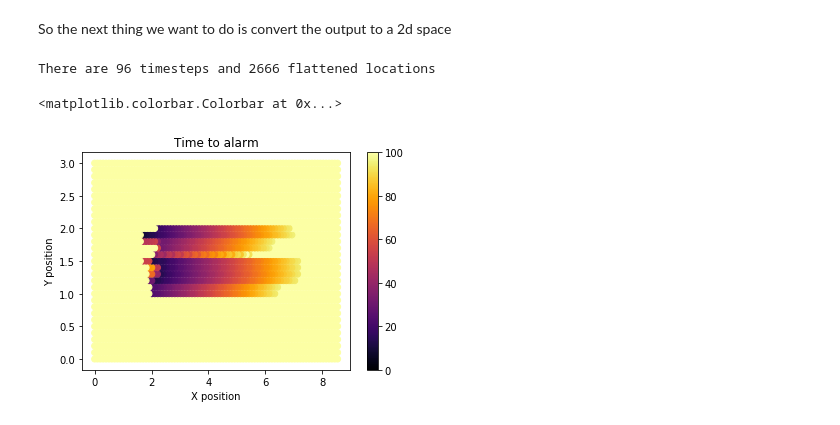
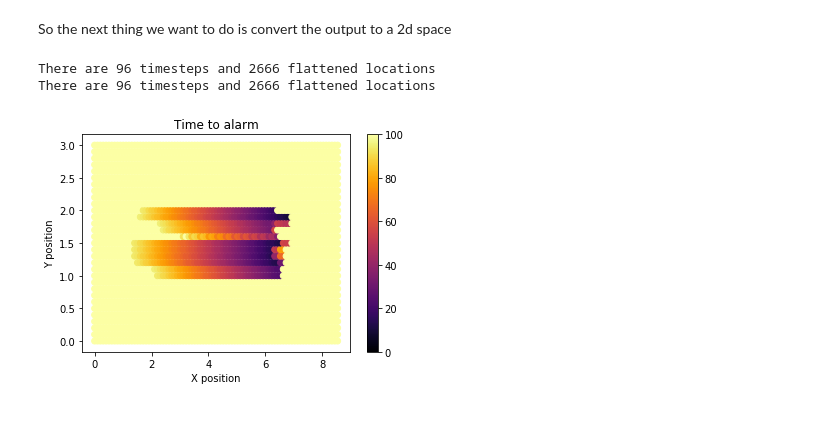
Before and after one commit to russelldj/SmokeDetectorOptimization, a Jupyter notebook: Visualization.ipynb, the cells around one changed output. Cells and saved outputs as stored; diff of their text form; code cells hidden in the pictures.

Commit message:
Working complete objective function with augmented data

```diff
--- a/Visualization.ipynb
+++ b/Visualization.ipynb
@@ -64,39 +64,52 @@ The number of timesteps is 98
 # %% [markdown]
 So the next thing we want to do is convert the output to a 2d space
 # %%
-consentrations = np.asarray([x['C'].values[:-1] for x in all_times]) # Get all of the consentrations
-print("There are {} timesteps and {} flattened locations".format(consentrations.shape[0], consentrations.shape[1]))
+def get_time_to_alarm(X, Y, all_times, flip_x=False, flip_y=False):
+    """The flips are just for data augmentation to create more example data
+    """
+    consentrations = np.asarray([x['C'].values[:-1] for x in all_times]) # Get all of the consentrations
+    print("There are {} timesteps and {} flattened locations".format(consentrations.shape[0], consentrations.shape[1]))
 
-alarmed = consentrations > 2 * ALARM_THRESHOLD
-nonzero = np.nonzero(alarmed)
-nonzero_times, nonzero_locations = nonzero # this is pairs indicating that it alarmed at that time and location
+    alarmed = consentrations > 2 * ALARM_THRESHOLD
+    nonzero = np.nonzero(alarmed)
+    nonzero_times, nonzero_locations = nonzero # this is pairs indicating that it alarmed at that time and location
 
-time_to_alarm = []
-for loc in range(alarmed.shape[1] + 1): # All of the possible locations
-    same = loc == nonzero_locations
-    if(np.any(same)):
-        alarmed_times = nonzero_times[same]
-        #print("alarmed times {} at location {}".format(alarmed_times, loc))
-        #print("first alarmed times is {} at location {}".format(min(alarmed_times), loc))
-        time_to_alarm.append(min(alarmed_times))
-    else:
-        time_to_alarm.append(BIG_NUMBER)
+    time_to_alarm = []
+    for loc in range(alarmed.shape[1] + 1): # All of the possible locations
+        same = loc == nonzero_locations
+        if(np.any(same)):
+            alarmed_times = nonzero_times[same]
+            #print("alarmed times {} at location {}".format(alarmed_times, loc))
+            #print("first alarmed times is {} at location {}".format(min(alarmed_times), loc))
+            time_to_alarm.append(min(alarmed_times))
+        else:
+            time_to_alarm.append(BIG_NUMBER)
 
 
-#print(time_to_alarm)
+    X = np.array(X.values[:-1]) # The last one is nan for some reason
+    Y = np.array(Y.values[:-1])
+    time_to_alarm = np.array(time_to_alarm[:-1])
+    if flip_x:
+        X = max(X) - X + min(X)
+    if flip_y:
+        Y = max(Y) - Y + min(Y)
 
-plt.cla()
-plt.clf()
-plt.xlabel("X position")
-plt.ylabel("Y position")
-plt.title("Time to alarm")
-norm = mpl.colors.Normalize(vmin=0, vmax=BIG_NUMBER)
-cb = plt.scatter(df['X'], df['Y'], c=time_to_alarm, cmap=plt.cm.inferno, norm=norm)
-plt.colorbar(cb) # Add a colorbar to a plot
+    plt.cla()
+    plt.clf()
+    plt.xlabel("X position")
+    plt.ylabel("Y position")
+    plt.title("Time to alarm")
+    norm = mpl.colors.Normalize(vmin=0, vmax=BIG_NUMBER)
+    cb = plt.scatter(X, Y, c=time_to_alarm, cmap=plt.cm.inferno, norm=norm)
+    plt.colorbar(cb) # Add a colorbar to a plot
+    return (X, Y, time_to_alarm)
+
+X1, Y1, time_to_alarm1 = get_time_to_alarm(df["X"], df["Y"], all_times, False)
+X2, Y2, time_to_alarm2 = get_time_to_alarm(df["X"], df["Y"], all_times, True)
 # %% [output]
 There are 96 timesteps and 2666 flattened locations
+There are 96 timesteps and 2666 flattened locations
-<matplotlib.colorbar.Colorbar at 0x...>
-[figure, old version]
+[figure, new version]
 # %%
 #
 #from scipy import interpolate
```
Also changed, not shown: parts of 2 cells of this notebook.
